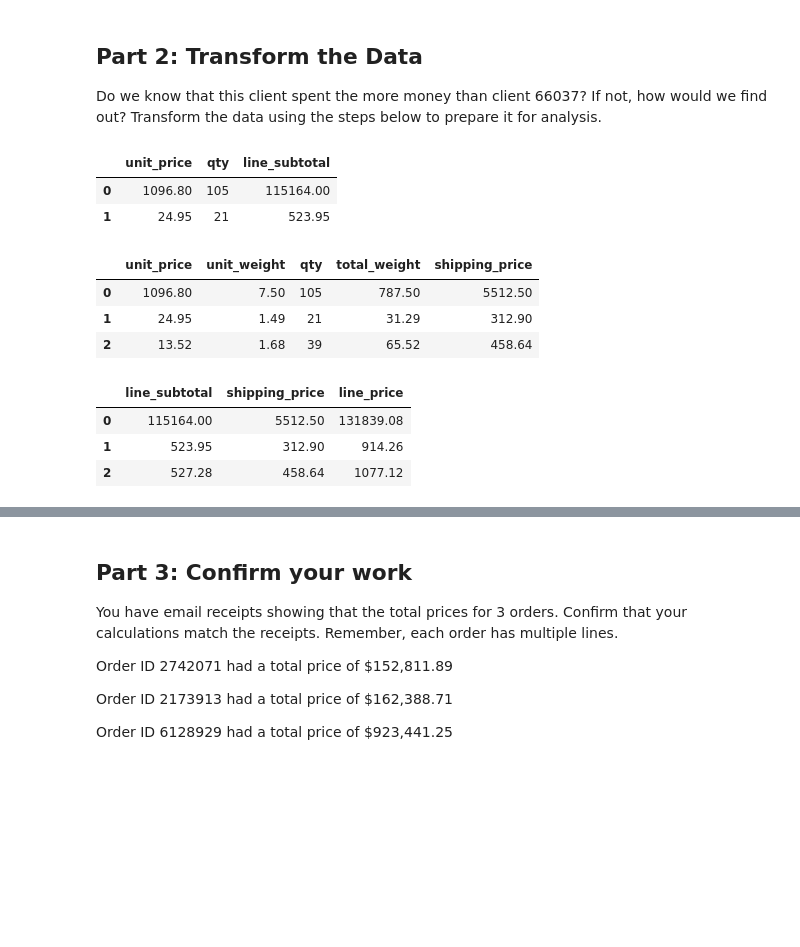
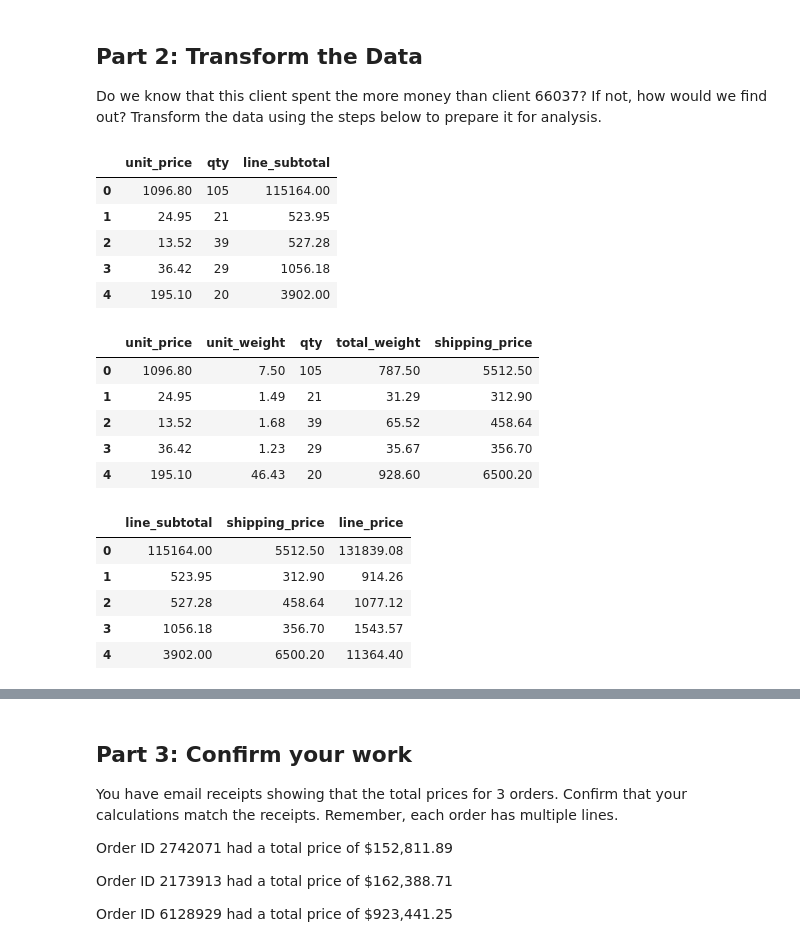
Before and after one commit to ivanv93/pandas-challenge-1, a Jupyter notebook: Starter_Code/wholesale_data_analysis_starter_code.ipynb, the cells around one changed output, grey strips where cells are left out. Cells and saved outputs as stored; diff of their text form; code cells hidden in the pictures; blank space fills up the shorter version.

```diff
--- a/Starter_Code/wholesale_data_analysis_starter_code.ipynb
+++ b/Starter_Code/wholesale_data_analysis_starter_code.ipynb
@@ -140,25 +150,52 @@ top_5_client_ids
 Do we know that this client spent the more money than client 66037? If not, how would we find out? Transform the data using the steps below to prepare it for analysis.
 # %%
 # Create a column that calculates the subtotal for each line using the unit_price and the qty
+
+df['line_subtotal'] = df['unit_price'] * df['qty']
+
+df[['unit_price', 'qty', 'line_subtotal']].head()
 # %% [output]
 |  | unit_price | qty | line_subtotal |
 | 0 | 1096.80 | 105 | 115164.00 |
 | 1 | 24.95 | 21 | 523.95 |
+| 2 | 13.52 | 39 | 527.28 |
+| 3 | 36.42 | 29 | 1056.18 |
+| 4 | 195.10 | 20 | 3902.00 |
 # %%
 # Create a column for shipping price.
 # Assume a shipping price of $7 per pound for orders over 50 pounds and $10 per pound for items 50 pounds or under.
+
+df['total_weight'] = df['unit_weight'] * df['qty']
+
+def calculate_shipping_price(row):
+    if row['total_weight'] > 50:
+        return row['total_weight'] * 7
+    else:
+        return row['total_weight'] * 10
+
+df['shipping_price'] = df.apply(calculate_shipping_price, axis=1)
+
+df[['unit_price', 'unit_weight', 'qty', 'total_weight', 'shipping_price']].head()
 # %% [output]
 |  | unit_price | unit_weight | qty | total_weight | shipping_price |
 | 0 | 1096.80 | 7.50 | 105 | 787.50 | 5512.50 |
 | 1 | 24.95 | 1.49 | 21 | 31.29 | 312.90 |
 | 2 | 13.52 | 1.68 | 39 | 65.52 | 458.64 |
+| 3 | 36.42 | 1.23 | 29 | 35.67 | 356.70 |
+| 4 | 195.10 | 46.43 | 20 | 928.60 | 6500.20 |
 # %%
 # Create a column for the total price using the subtotal and the shipping price along with a sales tax of 9.25%
+
+df['line_price'] = ((df['line_subtotal'] + df['shipping_price']) * 1.0925).round(2)
+
+df[['line_subtotal', 'shipping_price', 'line_price']].head()
 # %% [output]
 |  | line_subtotal | shipping_price | line_price |
 | 0 | 115164.00 | 5512.50 | 131839.08 |
 | 1 | 523.95 | 312.90 | 914.26 |
 | 2 | 527.28 | 458.64 | 1077.12 |
+| 3 | 1056.18 | 356.70 | 1543.57 |
+| 4 | 3902.00 | 6500.20 | 11364.40 |
 # %%
 # Create a column for the cost of each line using unit cost, qty, and
 # shipping price (assume the shipping cost is exactly what is charged to the client).
```
Also changed, not shown: parts of 17 cells of this notebook.
